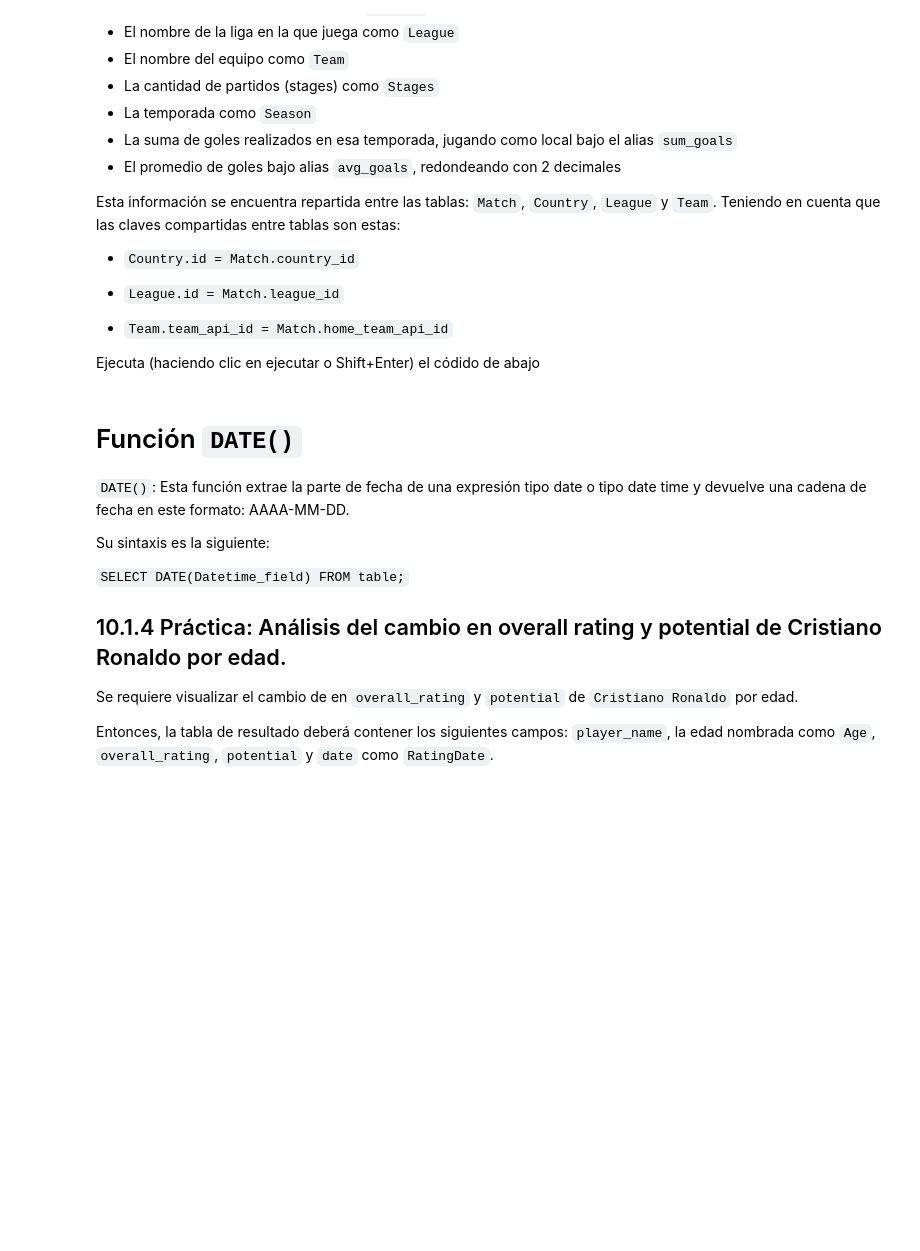
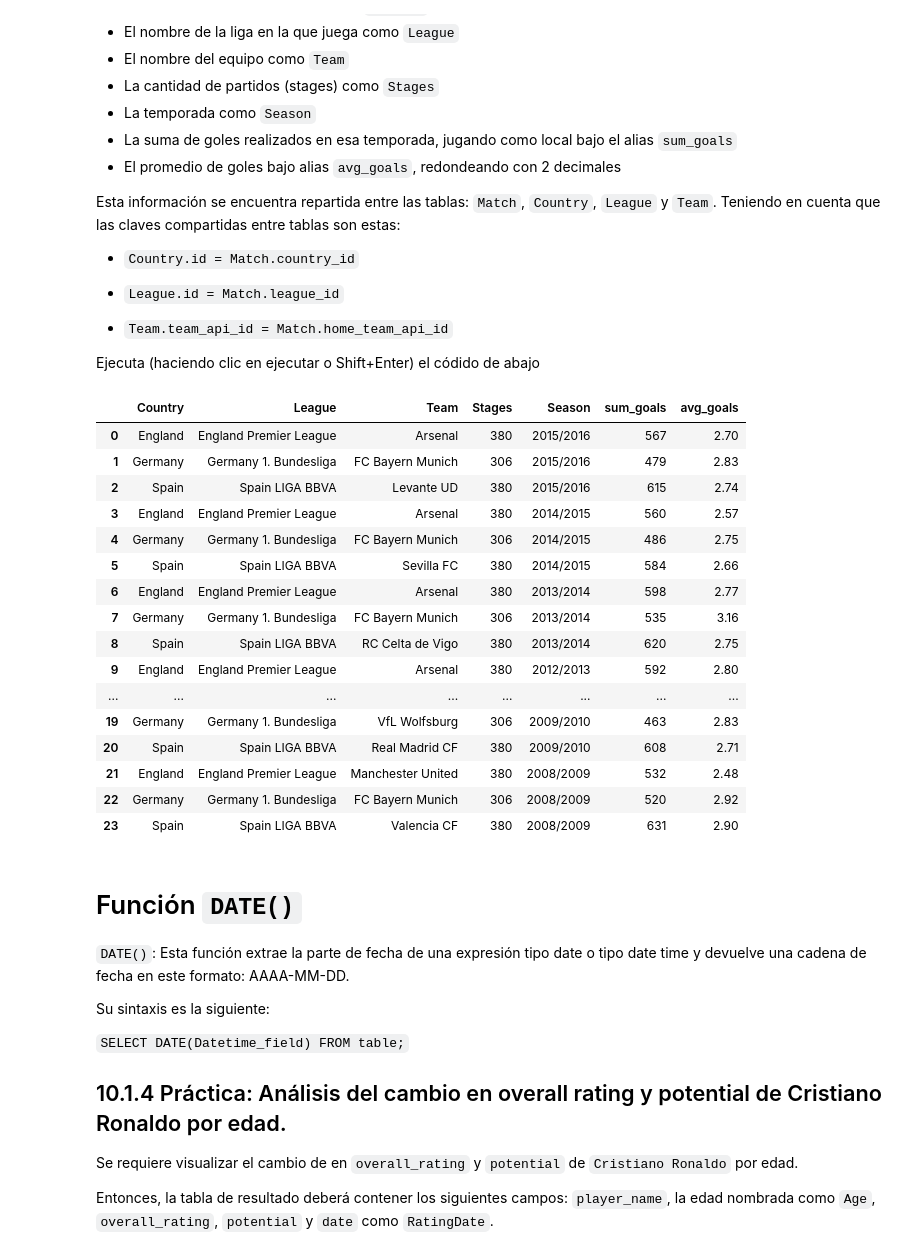
Before and after one commit to daisytatiana/Talent_Tech_Daisy_Casallas, a Jupyter notebook: Notebook_Dataset_Ligas_Europeas(SQL).ipynb, the cells around one changed output. Saved outputs shown, nothing was run; the diff lists cells and outputs as text; code cells hidden in the pictures; blank space fills up the shorter version.

```diff
--- a/Notebook_Dataset_Ligas_Europeas(SQL).ipynb
+++ b/Notebook_Dataset_Ligas_Europeas(SQL).ipynb
@@ -1466,3 +1532,42 @@ teams_by_season
+# %%
+#Ingrese la la consulta SQL entre un par de 3 comillas dobles: """consulta SQL""" después de la palabra query =
+#c.name as Country,l.name as League,t.team_long_name as Team,
+#count(m.stage) as Stages, m.season as Season,sum(m.home_team_goal) as sum_goals,
+#round(avg(m.home_team_goal+m.away_team_goal),2) as avg_goals
+
+query ="""Select c.name as Country,l.name as League,t.team_long_name as Team,
+count(m.stage) as Stages, m.season as Season,sum(m.home_team_goal) as sum_goals,
+round(avg(m.home_team_goal+m.away_team_goal),2) as avg_goals
+From match as M
+join country as C on C.id=M.country_id
+left join league as L on m.country_id=L.id
+join team as T on m.home_team_api_id=T.team_api_id
+where c.name in ('Spain','Germany','England')
+group by c.name, l.name, m.season
+having sum_goals >50
+order by Season desc"""
+
+#No modificar lo siguiente:
+teams_by_season = pd.read_sql(query, conn)
+teams_by_season
+# %% [output]
+|  | Country | League | Team | Stages | Season | sum_goals | avg_goals |
+| 0 | England | England Premier League | Arsenal | 380 | 2015/2016 | 567 | 2.70 |
+| 1 | Germany | Germany 1. Bundesliga | FC Bayern Munich | 306 | 2015/2016 | 479 | 2.83 |
+| 2 | Spain | Spain LIGA BBVA | Levante UD | 380 | 2015/2016 | 615 | 2.74 |
+| 3 | England | England Premier League | Arsenal | 380 | 2014/2015 | 560 | 2.57 |
+| 4 | Germany | Germany 1. Bundesliga | FC Bayern Munich | 306 | 2014/2015 | 486 | 2.75 |
+| 5 | Spain | Spain LIGA BBVA | Sevilla FC | 380 | 2014/2015 | 584 | 2.66 |
+| 6 | England | England Premier League | Arsenal | 380 | 2013/2014 | 598 | 2.77 |
+| 7 | Germany | Germany 1. Bundesliga | FC Bayern Munich | 306 | 2013/2014 | 535 | 3.16 |
+| 8 | Spain | Spain LIGA BBVA | RC Celta de Vigo | 380 | 2013/2014 | 620 | 2.75 |
+| 9 | England | England Premier League | Arsenal | 380 | 2012/2013 | 592 | 2.80 |
+| ... | ... | ... | ... | ... | ... | ... | ... |
+| 19 | Germany | Germany 1. Bundesliga | VfL Wolfsburg | 306 | 2009/2010 | 463 | 2.83 |
+| 20 | Spain | Spain LIGA BBVA | Real Madrid CF | 380 | 2009/2010 | 608 | 2.71 |
+| 21 | England | England Premier League | Manchester United | 380 | 2008/2009 | 532 | 2.48 |
+| 22 | Germany | Germany 1. Bundesliga | FC Bayern Munich | 306 | 2008/2009 | 520 | 2.92 |
+| 23 | Spain | Spain LIGA BBVA | Valencia CF | 380 | 2008/2009 | 631 | 2.90 |
 # %% [markdown]
 # Función `DATE()`
 `DATE()`: Esta función extrae la parte de fecha de una expresión tipo date o tipo date time y devuelve una cadena de fecha en este formato: AAAA-MM-DD.
```
Also changed, not shown: parts of 16 cells of this notebook.
